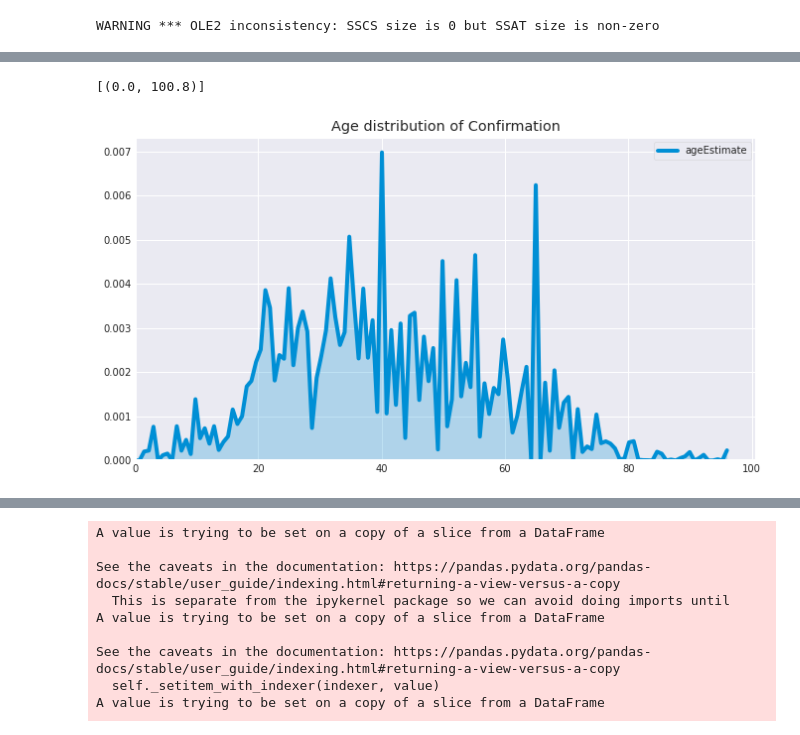
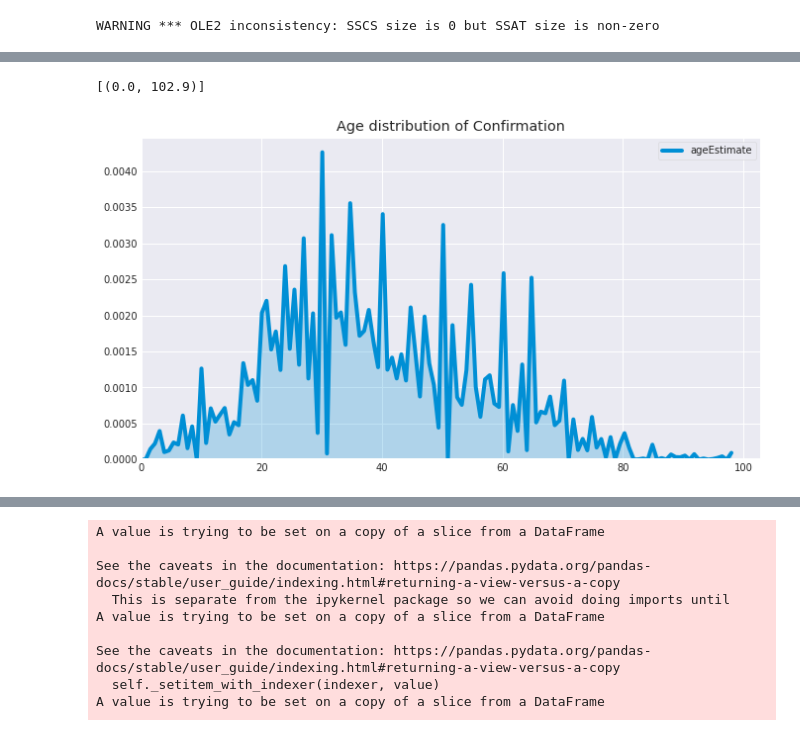
Before and after one commit to parthvishah/COVID19-India, a Jupyter notebook: Covid19India.ipynb, the cells around one changed output, grey strips where cells are left out. Cells and saved outputs as stored; diff of their text form; code cells hidden in the pictures.

```diff
--- a/Covid19India.ipynb
+++ b/Covid19India.ipynb
@@ -175,4 +198,5 @@ plt.show()
 # %%
 merged_df_individual.drop(cols, axis =1 , inplace=True)
 # %%
-merged_df_individual.drop(['asOn','notes','state_x','state_y'], axis=1, inplace=True)
+#merged_df_individual.drop(['asOn','notes','state_x','state_y'], axis=1, inplace=True)
+merged_df_individual.fillna(0, inplace=True)
@@ -179,15 +215,19 @@ merged_df_individual.drop(['asOn','notes','state_x','state_y'], axis=1, inplace=
 # %%
 merged_df_individual['ageEstimate'].fillna(0)
 merged_df_individual['ageEstimate'] = merged_df_individual['ageEstimate'].replace('28-35','30')
 merged_df_individual['ageEstimate'] = merged_df_individual['ageEstimate'].replace('','0')
+merged_df_individual['ageEstimate'] = merged_df_individual['ageEstimate'].replace('F','0')
+merged_df_individual['ageEstimate'] = merged_df_individual['ageEstimate'].replace('M','0')
+
+
 #merged_df_individual['ageEstimate'].astype(int)
 plt.figure(figsize=(10,6))
 sns.set_style("darkgrid")
 plt.title("Age distribution of Confirmation")
 sns.kdeplot(data=merged_df_individual['ageEstimate'].astype(float), shade=True).set(xlim=(0))
 # %% [output]
-[(0.0, 100.8)]
+[(0.0, 102.9)]
-[figure, old version]
+[figure, new version]
 # %%
 merged_df_individual['reportedOn'] = pd.to_datetime(merged_df_individual['reportedOn'], dayfirst=True)
 # %%
```
Also changed, not shown: parts of 65 cells of this notebook.
